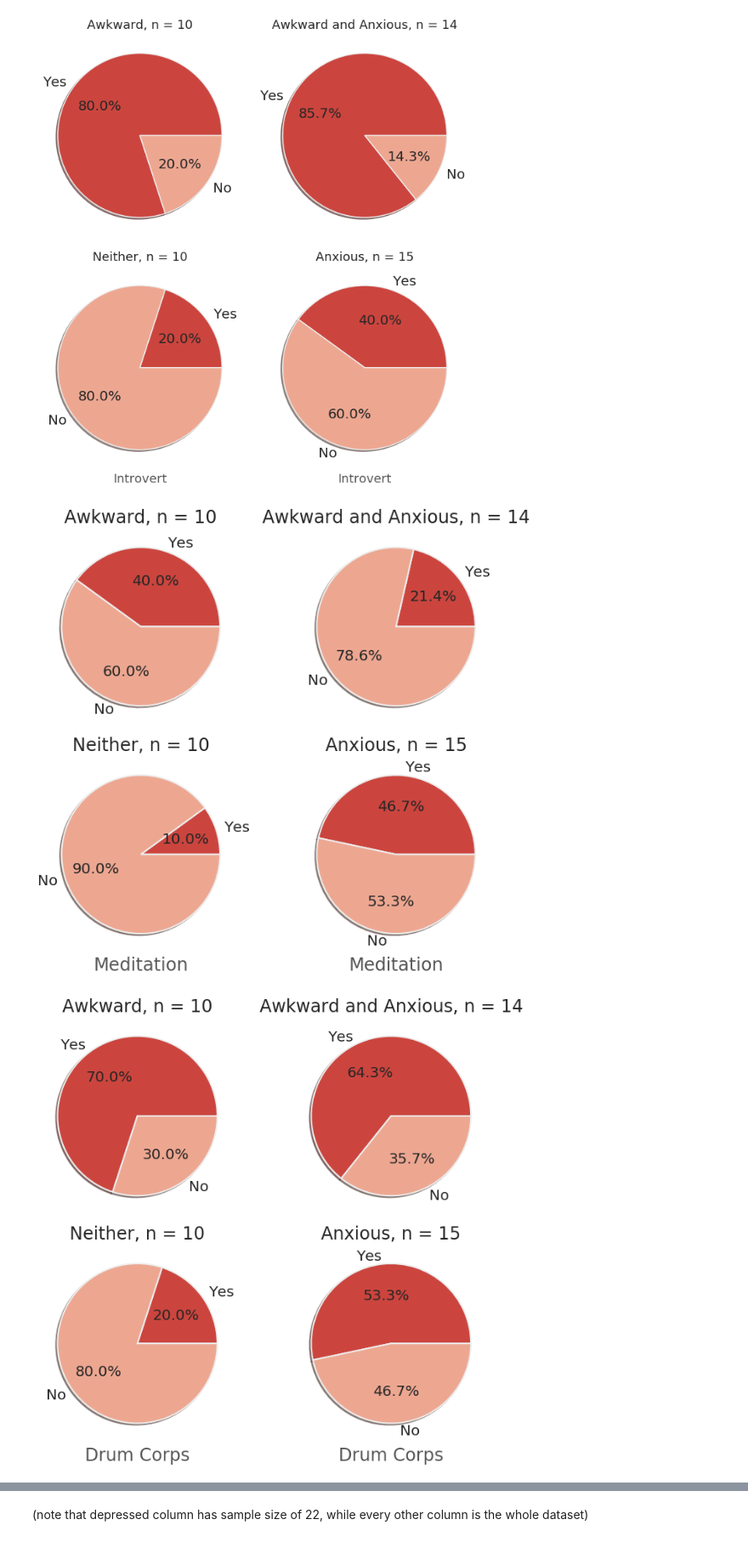
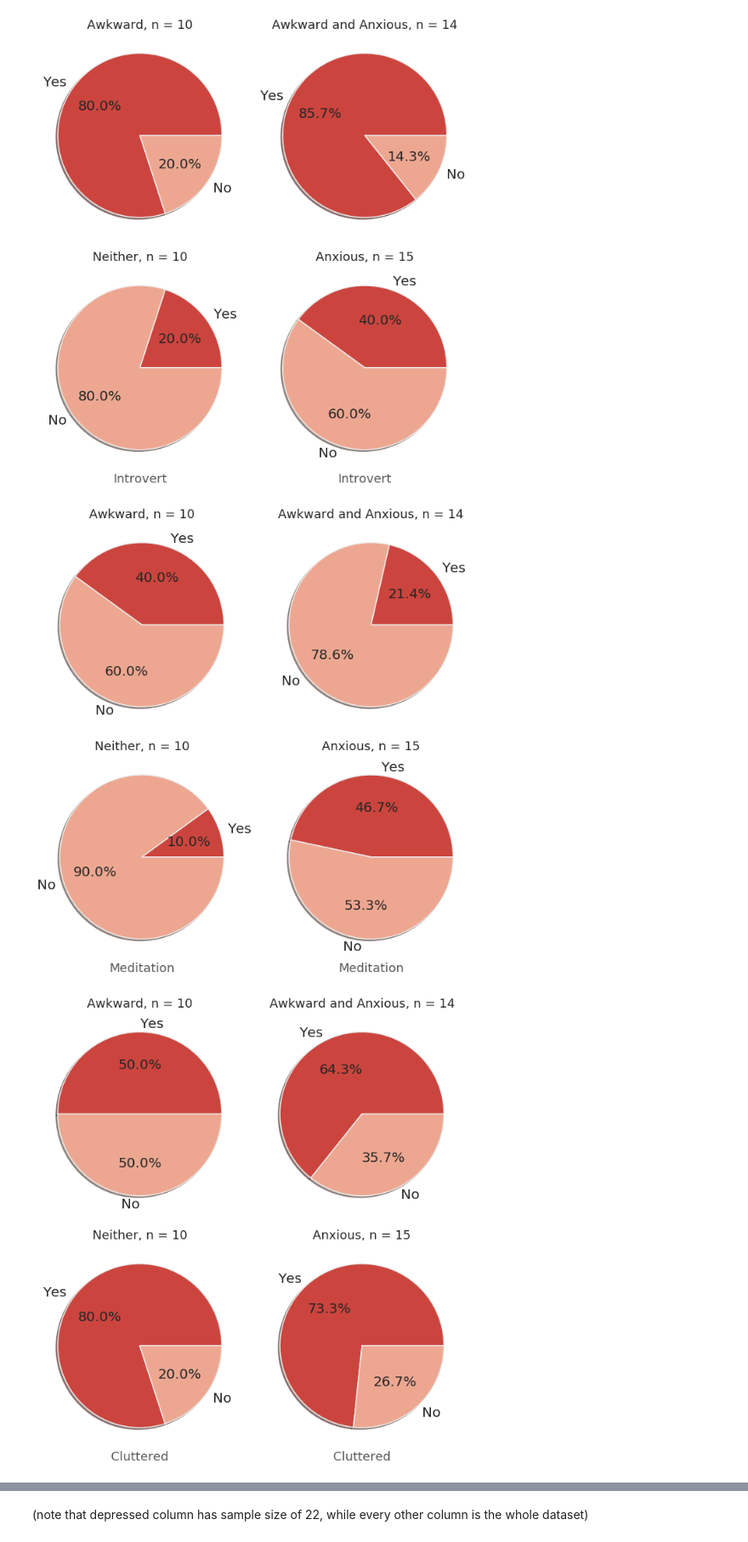
Before and after one commit to dennisfarmer/Factors-of-Academic-Success, a Jupyter notebook: eda.ipynb, the cells around one changed output, grey strips where cells are left out. Shown at 85% size. Saved outputs shown, nothing was run; the diff lists cells and outputs as text; code cells hidden in the pictures.

```diff
--- a/eda.ipynb
+++ b/eda.ipynb
@@ -980,10 +990,8 @@ g = g.map(barplot, "i_score")
 g.set(xlabel="", xlim=(3,3.5))
 
 titles = [f"Neither, n = {n[0]}", f"Coffee, n = {n[1]}", f"Energy Drink, n = {n[2]}", f"Coffee and Energy Drink, n = {n[3]}"]
-i = 0
-for ax in g.axes.flat:
-    ax.set_title(titles[i])
-    i+= 1
+for i, ax in enumerate(g.axes.flat):
+        ax.set_title(titles[i])
 
 plt.savefig('Graphs/PD_coffeeVSenergy_iscore.png')
 plt.show()
@@ -1066,10 +1076,8 @@ g = g.map(barplot, "i_score")
 g.set(xlabel="", xlim=(3,3.5))
 
 titles = [f"Body Focused, n = {n[0]}", f"Body and Mind Focused, n = {n[1]}", f"Neither, n = {n[2]}", f"Mind Focused, n = {n[3]}"]
-i = 0
-for ax in g.axes.flat:
-    ax.set_title(titles[i])
-    i+= 1
+for i, ax in enumerate(g.axes.flat):
+        ax.set_title(titles[i])
 
 plt.savefig('Graphs/PD_mindVSbody_iscore.png')
 plt.show()
@@ -1410,19 +1420,17 @@ data.columns = ['i_score', 'Awkward', 'Anxious']
 
 n = [] # Record sample size for each plot
 
-def distplot(v, color=None):
+def boxplot(v, color=None):
     n.append(v.shape[0])
     sns.boxplot(v, color="r")
 
 g = sns.FacetGrid(data, col="Anxious", row="Awkward", height=5)
-g = g.map(distplot, "i_score")
+g = g.map(boxplot, "i_score")
 g.set(xlabel="", xlim=(3,4))
 
 titles = [f"Awkward, n = {n[0]}", f"Awkward and Anxious, n = {n[1]}", f"Neither, n = {n[2]}", f"Anxious, n = {n[3]}"]
-i = 0
-for ax in g.axes.flat:
+for i, ax in enumerate(g.axes.flat):
     ax.set_title(titles[i])
-    i+= 1
 
 plt.savefig('Graphs/PQ_AWKvsANX_iscore.png')
 plt.show()
@@ -1454,10 +1466,8 @@ def awk_anx_facet_pies(facet_dummy_col, plot_function=pie, awk='social_awkward',
     g.map(plot_function, facet_dummy_col.title().replace("_"," "))
 
     titles = [f"Awkward, n = {n[0]}", f"Awkward and Anxious, n = {n[1]}", f"Neither, n = {n[2]}", f"Anxious, n = {n[3]}"]
-    i = 0
-    for ax in g.axes.flat:
+    for i, ax in enumerate(g.axes.flat):
         ax.set_title(titles[i])
-        i+= 1
 
 
     plt.savefig(f'Graphs/PQ_AWKvsANX_{facet_dummy_col}.png')
@@ -1477,8 +1505,8 @@ awk_anx_facet_pies('introvert')
 # %%
 awk_anx_facet_pies('meditation')
 # %% [output]
-[figure, old version]
+[figure, new version]
 # %%
-awk_anx_facet_pies('drum_corps')
+awk_anx_facet_pies('cluttered')
 # %% [output]
-[figure, old version]
+[figure, new version]
```
Also changed, not shown: parts of 20 cells of this notebook, 27 other files.
